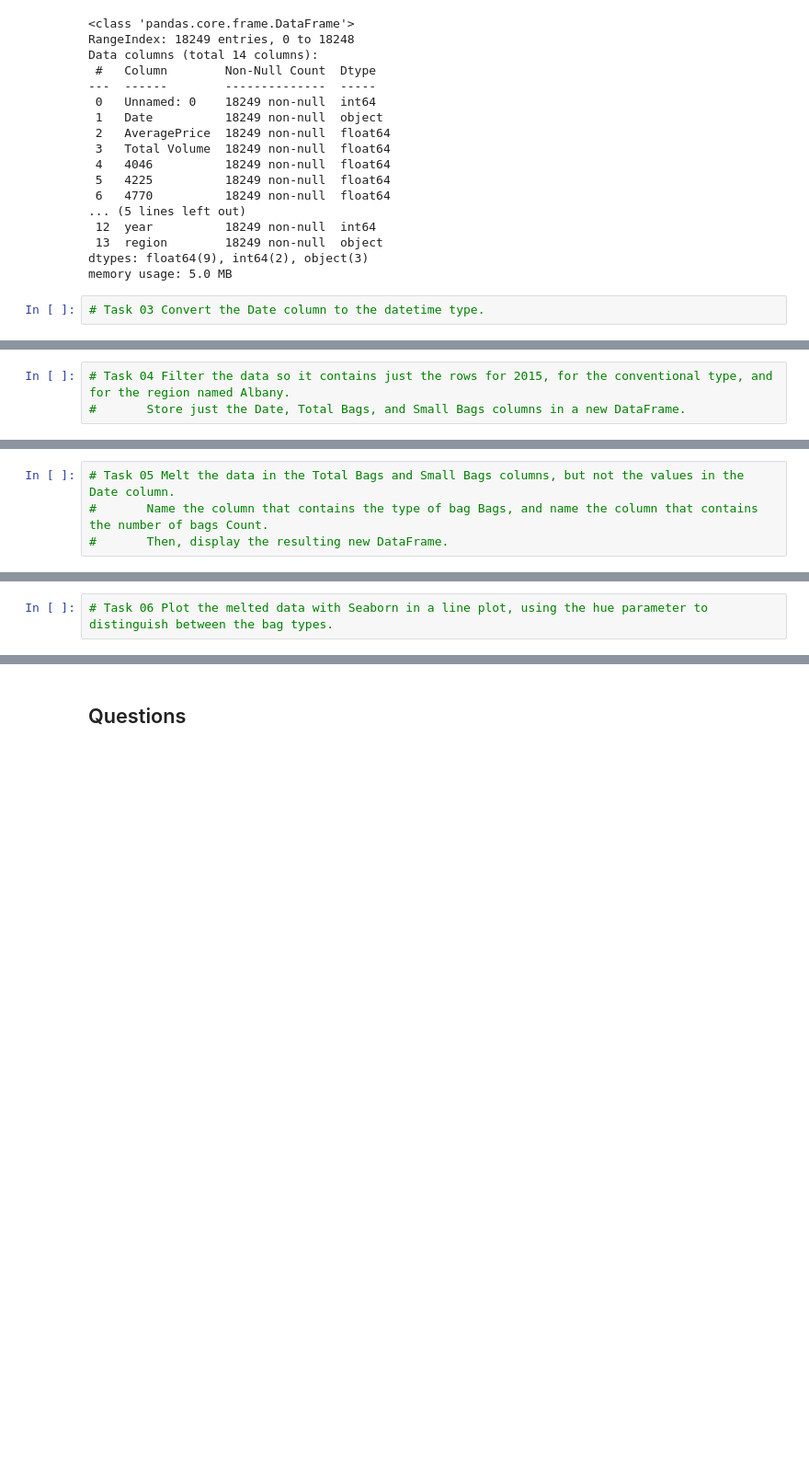
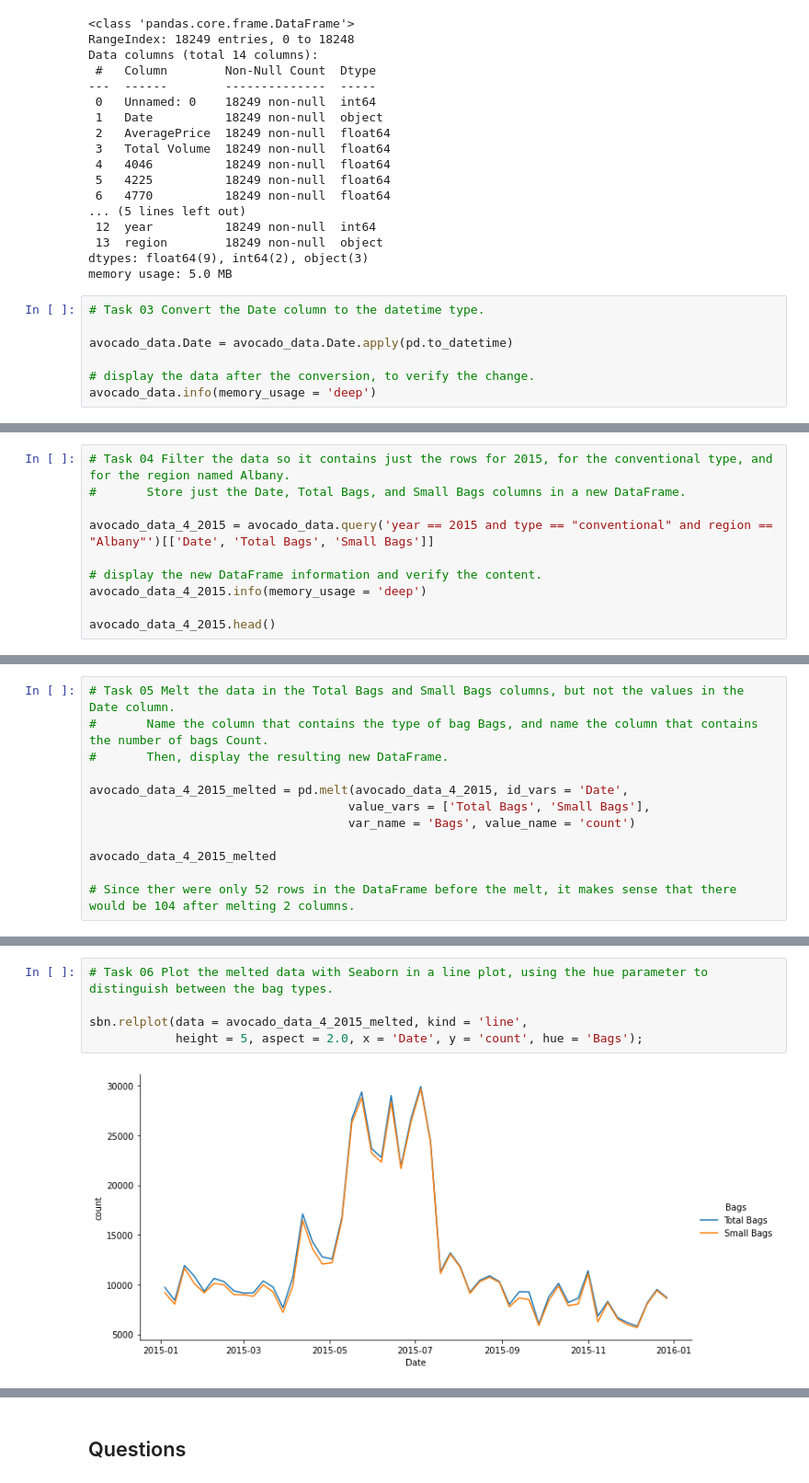
Before and after one commit to jlgull/CIS256DA, a Jupyter notebook: python_analysis/assignments/ch08/Jonathan_Heard_PA-8.ipynb, the cells around one changed output, grey strips where cells are left out. Shown at 92% size. Cells and saved outputs as stored; diff of their text form; blank space fills up the shorter version.

```diff
--- a/python_analysis/assignments/ch08/Jonathan_Heard_PA-8.ipynb
+++ b/python_analysis/assignments/ch08/Jonathan_Heard_PA-8.ipynb
@@ -79,3 +79,8 @@ dtypes: float64(9), int64(2), object(3)
 memory usage: 5.0 MB
 # %%
 # Task 03 Convert the Date column to the datetime type.
+
+avocado_data.Date = avocado_data.Date.apply(pd.to_datetime)
+
+# display the data after the conversion, to verify the change.
+avocado_data.info(memory_usage = 'deep')
@@ -82,3 +105,10 @@ memory usage: 5.0 MB
 # %%
 # Task 04 Filter the data so it contains just the rows for 2015, for the conventional type, and for the region named Albany.
 #       Store just the Date, Total Bags, and Small Bags columns in a new DataFrame.
+
+avocado_data_4_2015 = avocado_data.query('year == 2015 and type == "conventional" and region == "Albany"')[['Date', 'Total Bags', 'Small Bags']]
+
+# display the new DataFrame information and verify the content.
+avocado_data_4_2015.info(memory_usage = 'deep')
+
+avocado_data_4_2015.head()
@@ -86,3 +133,11 @@ memory usage: 5.0 MB
 # Task 05 Melt the data in the Total Bags and Small Bags columns, but not the values in the Date column.
 #       Name the column that contains the type of bag Bags, and name the column that contains the number of bags Count.
 #       Then, display the resulting new DataFrame.
+
+avocado_data_4_2015_melted = pd.melt(avocado_data_4_2015, id_vars = 'Date',
+                                    value_vars = ['Total Bags', 'Small Bags'],
+                                    var_name = 'Bags', value_name = 'count')
+
+avocado_data_4_2015_melted
+
+# Since ther were only 52 rows in the DataFrame before the melt, it makes sense that there would be 104 after melting 2 columns.
@@ -89,4 +158,9 @@ memory usage: 5.0 MB
 # %%
 # Task 06 Plot the melted data with Seaborn in a line plot, using the hue parameter to distinguish between the bag types.
+
+sbn.relplot(data = avocado_data_4_2015_melted, kind = 'line',
+            height = 5, aspect = 2.0, x = 'Date', y = 'count', hue = 'Bags');
+# %% [output]
+[figure, added]
 # %%
 # Task 07 Bin the data in the Total Volume column into four quantiles labeled ‘poor’, ‘modest’, ‘good’, and ‘excellent’,
```
Also changed, not shown: parts of 9 cells of this notebook, 2 other files.
